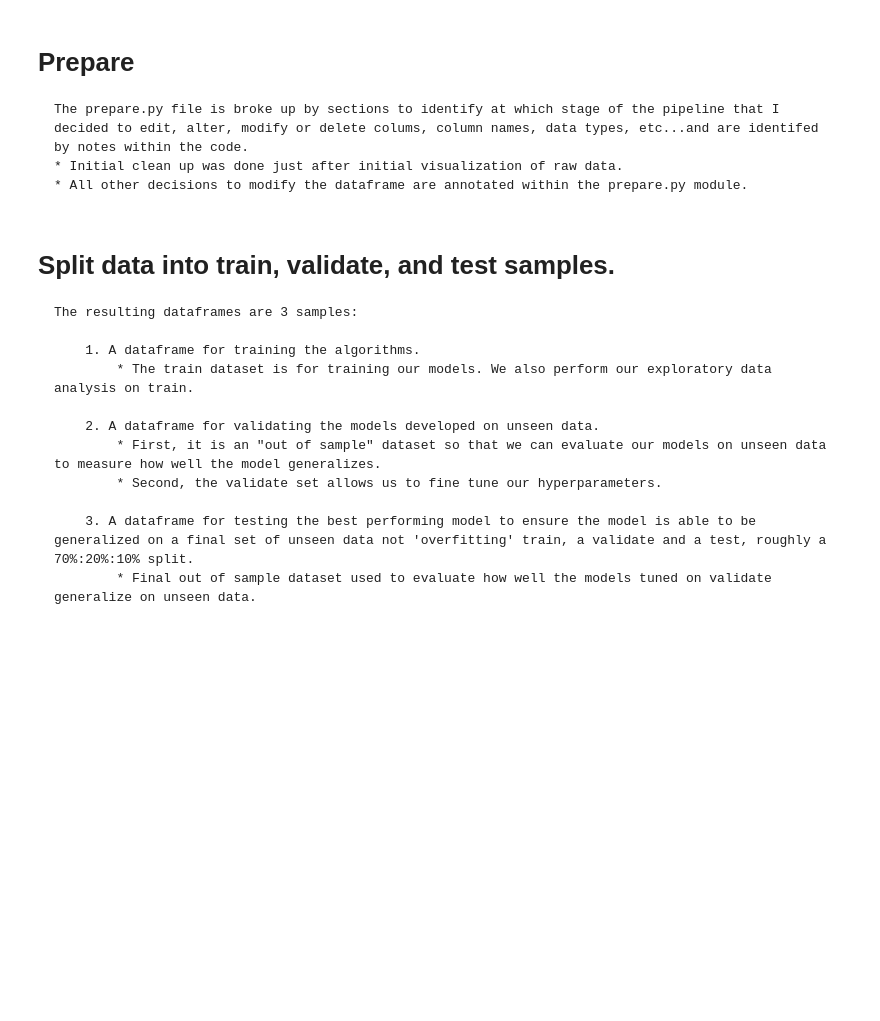
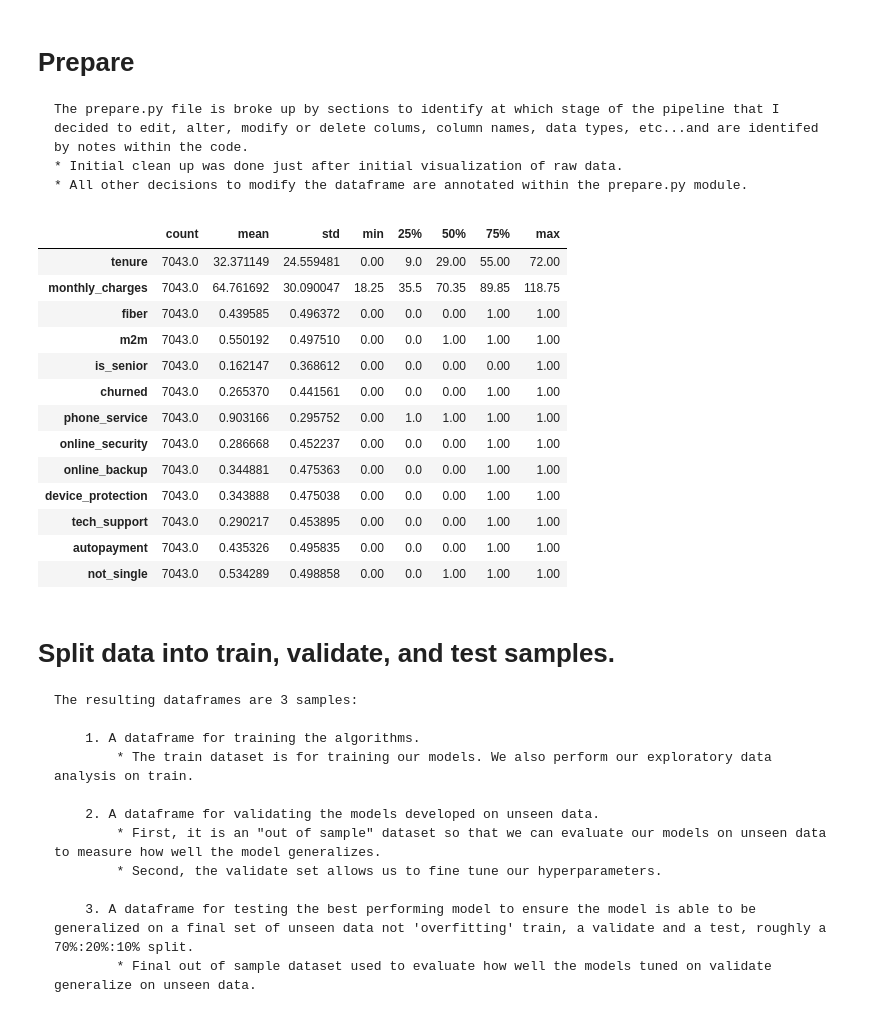
Before and after one commit to hrodjr/telco-churn-classification-project, a Jupyter notebook: scratch_telco.ipynb, the cells around one changed output. Saved outputs shown, nothing was run; the diff lists cells and outputs as text; code cells hidden in the pictures; blank space fills up the shorter version.

```diff
--- a/scratch_telco.ipynb
+++ b/scratch_telco.ipynb
@@ -160,6 +169,22 @@ df = get_db.get_telco_data()
     * All other decisions to modify the dataframe are annotated within the prepare.py module.
 # %%
 df = prepare.clean_data(df)
+df.describe().T
+# %% [output]
+|  | count | mean | std | min | 25% | 50% | 75% | max |
+| tenure | 7043.0 | 32.371149 | 24.559481 | 0.00 | 9.0 | 29.00 | 55.00 | 72.00 |
+| monthly_charges | 7043.0 | 64.761692 | 30.090047 | 18.25 | 35.5 | 70.35 | 89.85 | 118.75 |
+| fiber | 7043.0 | 0.439585 | 0.496372 | 0.00 | 0.0 | 0.00 | 1.00 | 1.00 |
+| m2m | 7043.0 | 0.550192 | 0.497510 | 0.00 | 0.0 | 1.00 | 1.00 | 1.00 |
+| is_senior | 7043.0 | 0.162147 | 0.368612 | 0.00 | 0.0 | 0.00 | 0.00 | 1.00 |
+| churned | 7043.0 | 0.265370 | 0.441561 | 0.00 | 0.0 | 0.00 | 1.00 | 1.00 |
+| phone_service | 7043.0 | 0.903166 | 0.295752 | 0.00 | 1.0 | 1.00 | 1.00 | 1.00 |
+| online_security | 7043.0 | 0.286668 | 0.452237 | 0.00 | 0.0 | 0.00 | 1.00 | 1.00 |
+| online_backup | 7043.0 | 0.344881 | 0.475363 | 0.00 | 0.0 | 0.00 | 1.00 | 1.00 |
+| device_protection | 7043.0 | 0.343888 | 0.475038 | 0.00 | 0.0 | 0.00 | 1.00 | 1.00 |
+| tech_support | 7043.0 | 0.290217 | 0.453895 | 0.00 | 0.0 | 0.00 | 1.00 | 1.00 |
+| autopayment | 7043.0 | 0.435326 | 0.495835 | 0.00 | 0.0 | 0.00 | 1.00 | 1.00 |
+| not_single | 7043.0 | 0.534289 | 0.498858 | 0.00 | 0.0 | 1.00 | 1.00 | 1.00 |
 # %% [markdown]
 # Split data into train, validate, and test samples.
     The resulting dataframes are 3 samples:
```
Also changed, not shown: parts of 22 cells of this notebook, 1 other file.
